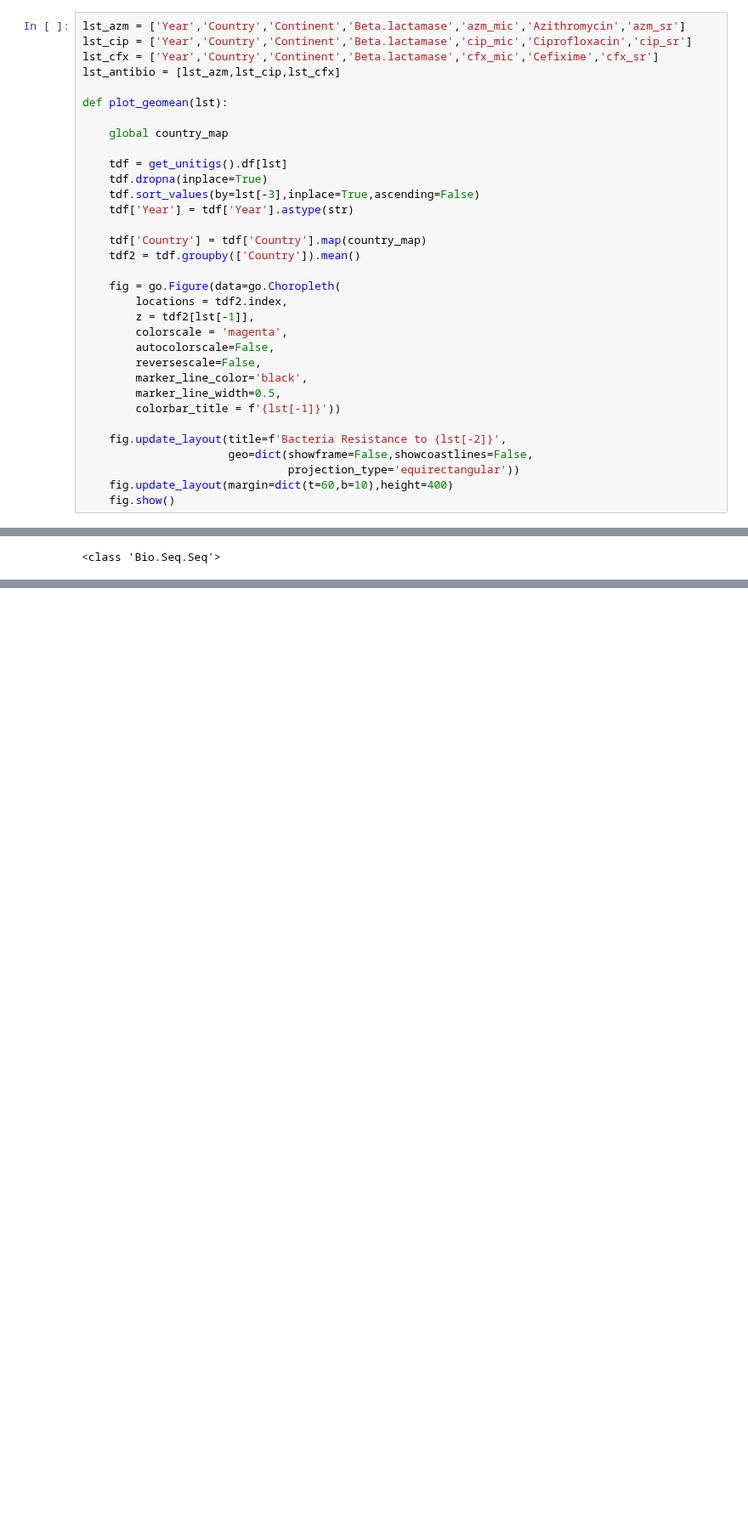
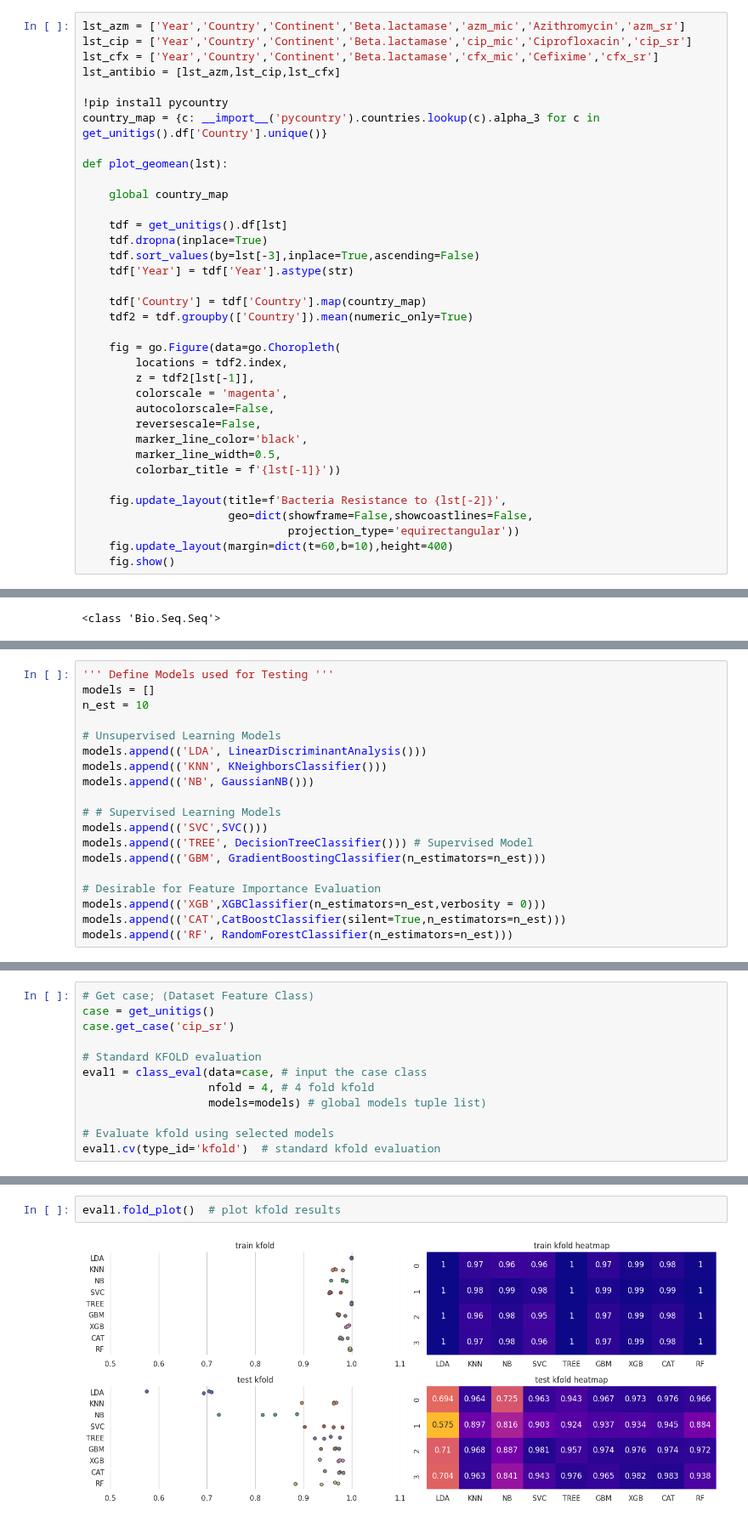
Before and after one commit to MrEktirir/Antibiotics-Resistance-Prediction, a Jupyter notebook: Notebooks/main.ipynb, the cells around one changed output, grey strips where cells are left out. Shown at 85% size. Cells and saved outputs as stored; diff of their text form; blank space fills up the shorter version.

```diff
--- a/Notebooks/main.ipynb
+++ b/Notebooks/main.ipynb
@@ -483,6 +536,9 @@ lst_azm = ['Year','Country','Continent','Beta.lactamase','azm_mic','Azithromycin
 lst_cip = ['Year','Country','Continent','Beta.lactamase','cip_mic','Ciprofloxacin','cip_sr']
 lst_cfx = ['Year','Country','Continent','Beta.lactamase','cfx_mic','Cefixime','cfx_sr']
 lst_antibio = [lst_azm,lst_cip,lst_cfx]
+
+!pip install pycountry
+country_map = {c: __import__('pycountry').countries.lookup(c).alpha_3 for c in get_unitigs().df['Country'].unique()}
 
 def plot_geomean(lst):
 
@@ -494,7 +550,7 @@ def plot_geomean(lst):
     tdf['Year'] = tdf['Year'].astype(str)
 
     tdf['Country'] = tdf['Country'].map(country_map)
-    tdf2 = tdf.groupby(['Country']).mean()
+    tdf2 = tdf.groupby(['Country']).mean(numeric_only=True)
 
     fig = go.Figure(data=go.Choropleth(
         locations = tdf2.index,
@@ -622,0 +944,19 @@ print(type(lst_bSQ[4]))
+# %%
+''' Define Models used for Testing '''
+models = []
+n_est = 10
+
+# Unsupervised Learning Models
+models.append(('LDA', LinearDiscriminantAnalysis()))
+models.append(('KNN', KNeighborsClassifier()))
+models.append(('NB', GaussianNB()))
+
+# # Supervised Learning Models
+models.append(('SVC',SVC()))
+models.append(('TREE', DecisionTreeClassifier())) # Supervised Model
+models.append(('GBM', GradientBoostingClassifier(n_estimators=n_est)))
+
+# Desirable for Feature Importance Evaluation
+models.append(('XGB',XGBClassifier(n_estimators=n_est,verbosity = 0)))
+models.append(('CAT',CatBoostClassifier(silent=True,n_estimators=n_est)))
+models.append(('RF', RandomForestClassifier(n_estimators=n_est)))
@@ -622,0 +968,12 @@ print(type(lst_bSQ[4]))
+# %%
+# Get case; (Dataset Feature Class)
+case = get_unitigs()
+case.get_case('cip_sr')
+
+# Standard KFOLD evaluation
+eval1 = class_eval(data=case, # input the case class
+                   nfold = 4, # 4 fold kfold
+                   models=models) # global models tuple list)
+
+# Evaluate kfold using selected models
+eval1.cv(type_id='kfold')  # standard kfold evaluation
@@ -622,0 +997,4 @@ print(type(lst_bSQ[4]))
+# %%
+eval1.fold_plot()  # plot kfold results
+# %% [output]
+[figure, added]
```
Also changed, not shown: parts of 29 cells of this notebook.
